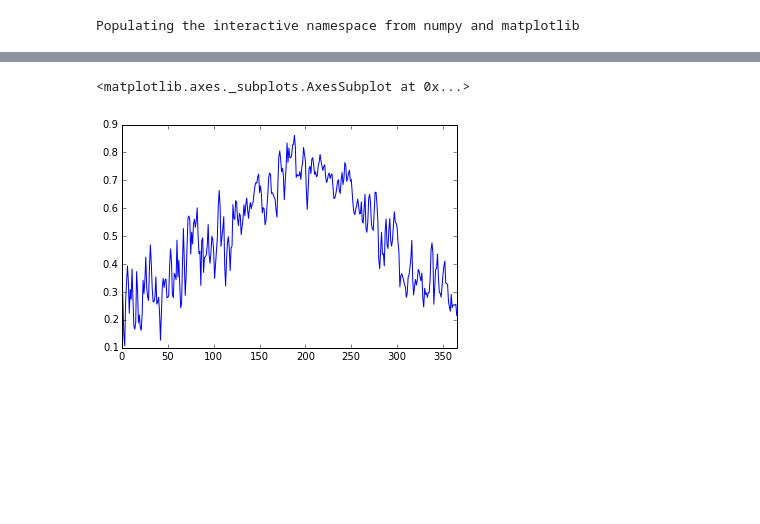
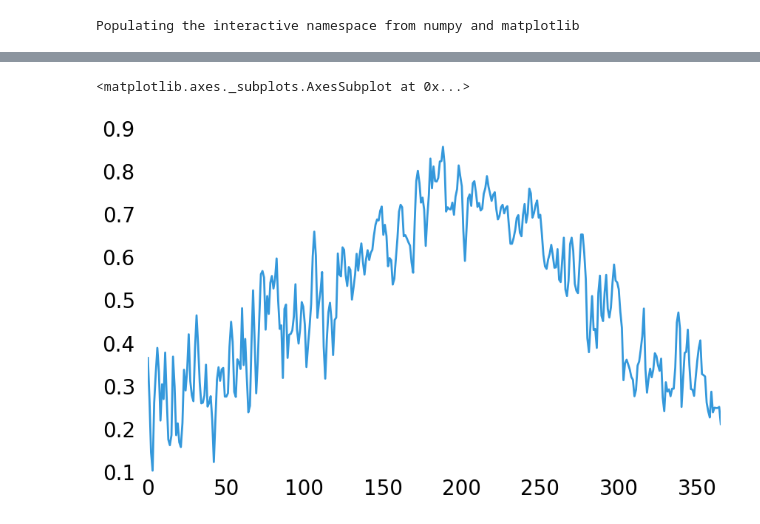
Before and after one commit to kaka0525/Process-Bike-Share-data-with-Pandas, a Jupyter notebook: bike_plot.ipynb, the cells around one changed output, grey strips where cells are left out. Saved outputs shown, nothing was run; the diff lists cells and outputs as text; code cells hidden in the pictures; blank space fills up the shorter version.

```diff
--- a/bike_plot.ipynb
+++ b/bike_plot.ipynb
@@ -12,3 +12,18 @@ from pandas import DataFrame, Series
 Populating the interactive namespace from numpy and matplotlib
 # %%
 %matplotlib inline
+# %%
+mpl.rc('font', family='Bitstream Vera Sans', size=20)
+mpl.rc('lines', linewidth=2,color="#2c3e50")
+mpl.rc('patch', linewidth=0,facecolor="none",edgecolor="none")
+mpl.rc('text', color='#2c3e50')
+mpl.rc('axes', facecolor='none',edgecolor="none",titlesize=25,labelsize=15,color_cycle=c_cycle,grid=False)
+mpl.rc('xtick.major',size=10,width=0)
+mpl.rc('ytick.major',size=10,width=0)
+mpl.rc('xtick.minor',size=10,width=0)
+mpl.rc('ytick.minor',size=10,width=0)
+mpl.rc('ytick',direction="out")
+mpl.rc('grid',color='#c0392b',alpha=0.3,linewidth=1)
+mpl.rc('legend',numpoints=3,fontsize=15,borderpad=0,markerscale=3,labelspacing=0.2,frameon=False,framealpha=0.6,handlelength=1,handleheight=0.5)
+mpl.rc('figure',figsize=(10,6),dpi=80,facecolor="none",edgecolor="none")
+mpl.rc('savefig',dpi=100,facecolor="none",edgecolor="none")
@@ -37,8 +52,8 @@ temp_date = weather[['temp', 'date']]
 # %%
-weather['temp'].plot(kind='line')
+weather['temp'].plot()
 # %% [output]
 <matplotlib.axes._subplots.AxesSubplot at 0x...>
-[figure, old version]
+[figure, new version]
 # %%
 weather['month'] = pd.DatetimeIndex(weather.date).month
 # %%
```
Also changed, not shown: parts of 5 cells of this notebook.
